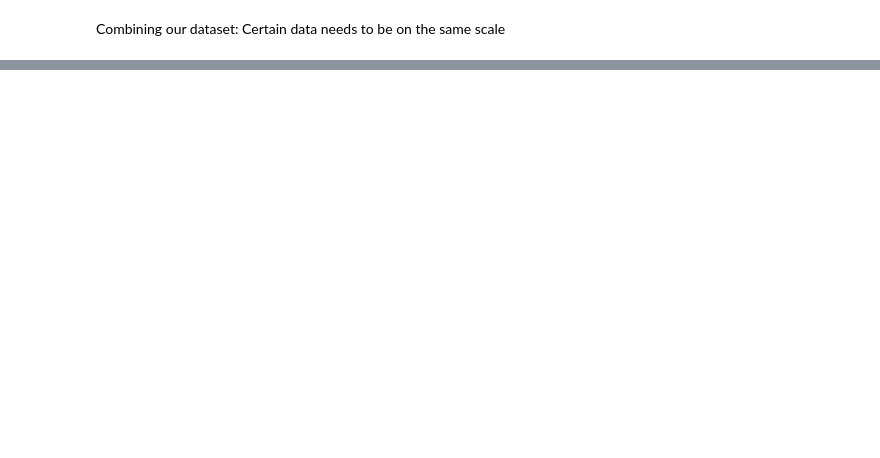
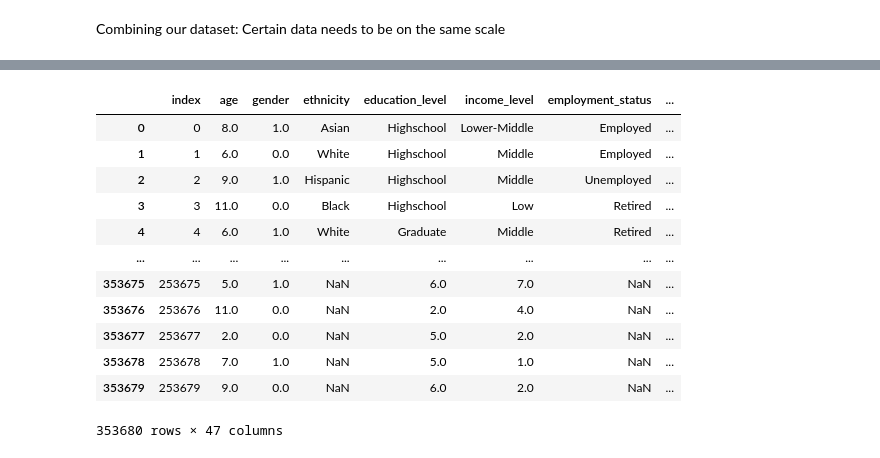
Before and after one commit to CS133-DataVisualization/term-project-group-9, a Jupyter notebook: Project Assignments/P2_categorical_interactive_transform.ipynb, the cells around one changed output, grey strips where cells are left out. Saved outputs shown, nothing was run; the diff lists cells and outputs as text; code cells hidden in the pictures; blank space fills up the shorter version.

```diff
--- a/Project Assignments/P2_categorical_interactive_transform.ipynb
+++ b/Project Assignments/P2_categorical_interactive_transform.ipynb
@@ -371,44 +379,44 @@ Text(0.5, 1.0, 'Diabetes Distribution by Mental Health Level')
 # %% [markdown]
 Combining our dataset: Certain data needs to be on the same scale
 # %%
-# function to convert to specific ages to bucket
+# function to convert to specific ages to age bucket
 def combine_age(x):
     if (x > 80):
-        return (13)
+        return 13.0
     elif (79 >= x >= 75):
-        return 12
+        return 12.0
     elif (74 >= x >= 70):
-        return 11
+        return 11.0
     elif (69 >= x >= 65):
-        return 10
+        return 10.0
     elif (64 >= x >= 60):
-        return 9
+        return 9.0
     elif (59 >= x >= 55):
-        return 8
+        return 8.0
     elif (54 >= x >= 50):
-        return 7
+        return 7.0
     elif (49 >= x >= 45):
-        return 6
+        return 6.0
     elif (44 >= x >= 40):
-        return 5
+        return 5.0
     elif (39 >= x >= 35):
-        return 4
+        return 4.0
     elif (34 >= x >= 30):
-        return 3
+        return 3.0
     elif (29 >= x >= 24):
-        return 2
+        return 2.0
     elif (24 >= x >= 19):
-        return 1
+        return 1.0
 
 # changes string values of gender to digits
 # with 2 being as 'Other'
 def gender_change(x):
     if x == 'Male':
-        return 1
+        return 1.0
     elif x == 'Female':
-        return 0
+        return 0.0
     else:
-        return 2
+        return 2.0
 # %%
 data['age'] = data['age'].apply(combine_age)
 data['gender'] = data['gender'].apply(gender_change)
@@ -417,0 +437,5 @@ The rest is pseudocode
+# %%
+# Some columns are renames for concatenating compatiblity. Education level will need a method to convert the numeric values to be equivalent to the string
+# values
+data2.rename(columns={'Age': 'age', 'Education':'education_level', 'Sex':'gender', 'BMI': 'bmi', 'Income':'income_level', 'Smoker': 'smoking_status', 'Diabetes_012': 'diabetes_stage'}, inplace=True)
+data2.info()
@@ -417,0 +460,19 @@ The rest is pseudocode
+# %%
+combined_data = pd.concat([data,data2])
+combined_data.reset_index(inplace=True)
+combined_data
+# Concatenated data will need further modification to ensure compatibility
+# %% [output]
+|  | index | age | gender | ethnicity | education_level | income_level | employment_status | ... |
+| 0 | 0 | 8.0 | 1.0 | Asian | Highschool | Lower-Middle | Employed | ... |
+| 1 | 1 | 6.0 | 0.0 | White | Highschool | Middle | Employed | ... |
+| 2 | 2 | 9.0 | 1.0 | Hispanic | Highschool | Middle | Unemployed | ... |
+| 3 | 3 | 11.0 | 0.0 | Black | Highschool | Low | Retired | ... |
+| 4 | 4 | 6.0 | 1.0 | White | Graduate | Middle | Retired | ... |
+| ... | ... | ... | ... | ... | ... | ... | ... | ... |
+| 353675 | 253675 | 5.0 | 1.0 | NaN | 6.0 | 7.0 | NaN | ... |
+| 353676 | 253676 | 11.0 | 0.0 | NaN | 2.0 | 4.0 | NaN | ... |
+| 353677 | 253677 | 2.0 | 0.0 | NaN | 5.0 | 2.0 | NaN | ... |
+| 353678 | 253678 | 7.0 | 1.0 | NaN | 5.0 | 1.0 | NaN | ... |
+| 353679 | 253679 | 9.0 | 0.0 | NaN | 6.0 | 2.0 | NaN | ... |
+353680 rows × 47 columns
```
Also changed, not shown: parts of 13 cells of this notebook.
